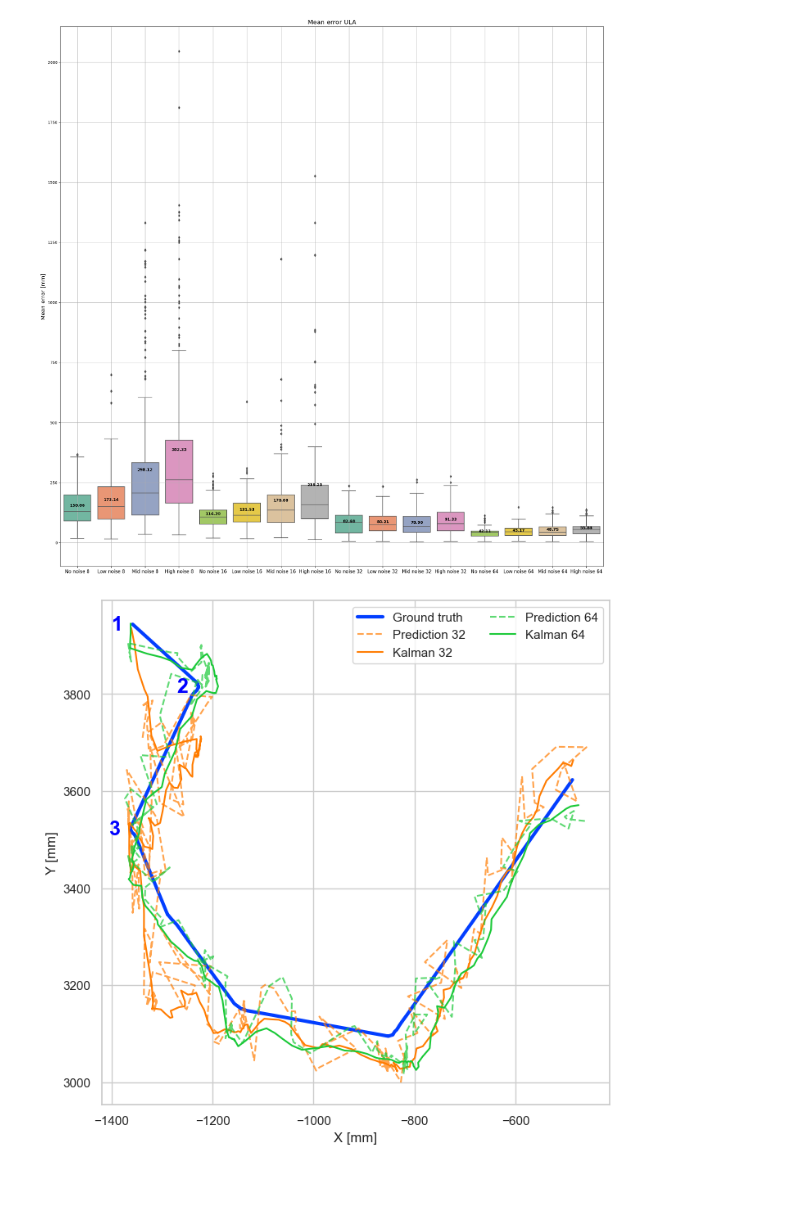
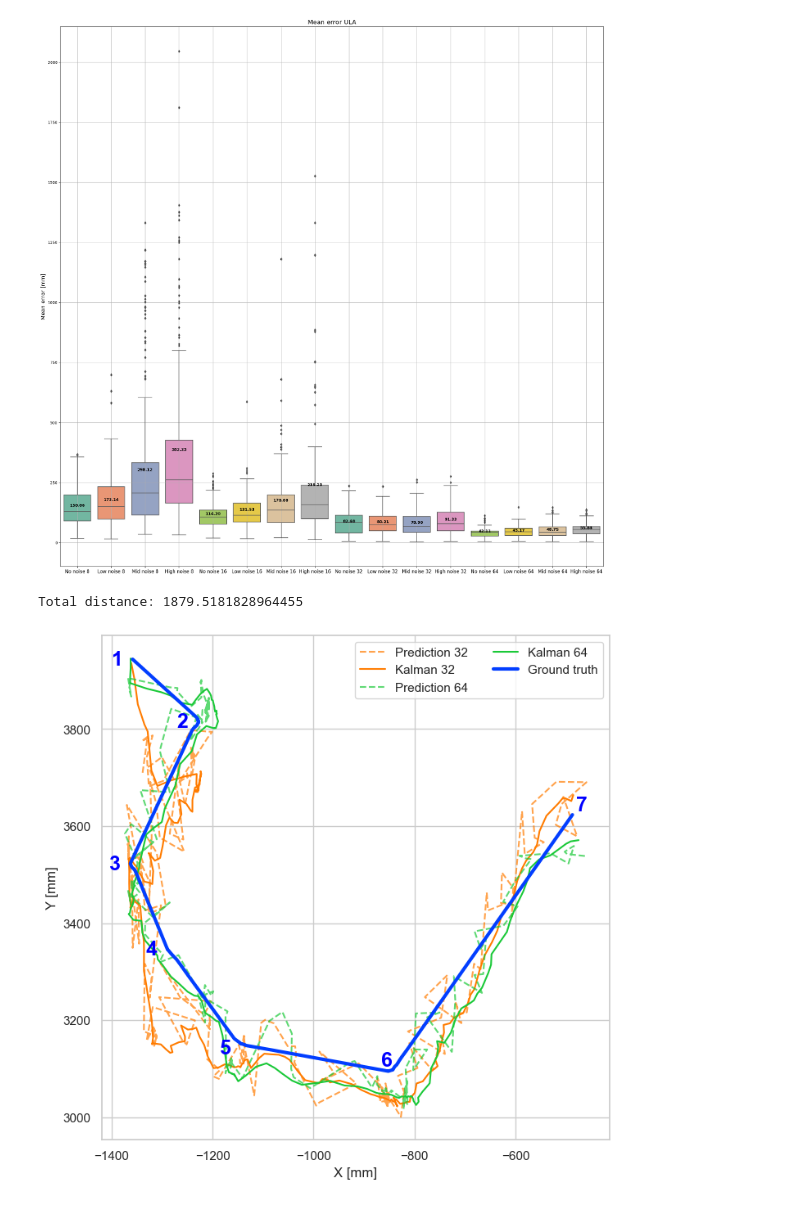
Before and after one commit to Javierbj02/TFG, a Jupyter notebook: Test Case 2/analysis.ipynb, the cells around one changed output. Cells and saved outputs as stored; diff of their text form; code cells hidden in the pictures.

```diff
--- a/Test Case 2/analysis.ipynb
+++ b/Test Case 2/analysis.ipynb
@@ -410,7 +410,6 @@ palette = sns.color_palette("bright")
 plt.figure(figsize=(8,8))
 
 # Ground truth con línea sólida y mayor grosor
-plt.plot(df_8['RealX'], df_8['RealY'], label='Ground truth', c=palette[0], linewidth=3)
 
 # Prediction y Kalman con diferentes estilos de línea y alfa, usando la paleta de colores
 # plt.plot(df_8['PredictedX'], df_8['PredictedY'], label='Prediction 8', linestyle='--', c=palette[1], alpha=0.7)
@@ -424,6 +423,9 @@ plt.plot(df_32['KalmanX'], df_32['KalmanY'], label='Kalman 32', linestyle='-', c
 
 plt.plot(df_64['PredictedX'], df_64['PredictedY'], label='Prediction 64', linestyle='--', c=palette[2], alpha=0.7)
 plt.plot(df_64['KalmanX'], df_64['KalmanY'], label='Kalman 64', linestyle='-', c=palette[2])
+
+plt.plot(df_8['RealX'], df_8['RealY'], label='Ground truth', c=palette[0], linewidth=3)
+
 
 x1, y1 = df_8.iloc[0]['RealX'], df_8.iloc[0]['RealY']
 plt.text(x1 - 20, y1 - 20, '1', fontsize=18, weight='bold', color='blue', ha='right', va='bottom')
@@ -433,31 +435,49 @@ plt.text(x2 - 20, y2 - 20, '2', fontsize=18, weight='bold', color='blue', ha='ri
 
 distance1 = ((x1 - x2) ** 2 + (y1 - y2) ** 2) ** 0.5
 
 x3, y3 = df_8.iloc[82]['RealX'], df_8.iloc[82]['RealY']
 plt.text(x3 - 20, y3 - 20, '3', fontsize=18, weight='bold', color='blue', ha='right', va='bottom')
 
 distance2 = ((x2 - x3) ** 2 + (y2 - y3) ** 2) ** 0.5
 
 x4, y4 = df_8.iloc[113]['RealX'], df_8.iloc[113]['RealY']
 plt.text(x4 - 20, y4 - 20, '4', fontsize=18, weight='bold', color='blue', ha='right', va='bottom')
 
 distance3 = ((x3 - x4) ** 2 + (y3 - y4) ** 2) ** 0.5
 
+x5, y5 = df_8.iloc[149]['RealX'], df_8.iloc[149]['RealY']
+plt.text(x5 - 20, y5 - 30, '5', fontsize=18, weight='bold', color='blue', ha='right', va='bottom')
 
+distance4 = ((x4 - x5) ** 2 + (y4 - y5) ** 2) ** 0.5
+
+x6, y6 = df_8.iloc[195]['RealX'], df_8.iloc[195]['RealY']
+plt.text(x6 , y6 , '6', fontsize=18, weight='bold', color='blue', ha='right', va='bottom')
+
+distance5 = ((x5 - x6) ** 2 + (y5 - y6) ** 2) ** 0.5
+
+x7, y7 = df_8.iloc[-1]['RealX'], df_8.iloc[-1]['RealY']
+plt.text(x7 + 30, y7, '7', fontsize=18, weight='bold', color='blue', ha='right', va='bottom')
+
+distance6 = ((x6 - x7) ** 2 + (y6 - y7) ** 2) ** 0.5
+
+total_distance = distance1 + distance2 + distance3 + distance4 + distance5 + distance6
+
+print('Total distance:', total_distance)
 
 # Mejorar la leyenda
 # plt.legend(loc='center left', bbox_to_anchor=(1, 0.5))
 # Legend dont overlap with the plot: make two columns
 plt.legend(ncol=2)
 plt.xlabel('X [mm]')
 plt.ylabel('Y [mm]')
 # plt.title('Comparación de la Ruta del Robot con Diferentes Configuraciones')
 
 # Ajustar límites de los ejes si es necesario
 # plt.xlim(-1437, -187)
 # plt.ylim(2799, 4029)
 
 # Mostrar la gráfica
 plt.show()
 # %% [output]
+Total distance: 1879.5181828964455
-[figure, old version]
+[figure, new version]
```
Also changed, not shown: parts of 1 cell of this notebook, 5 other files.
